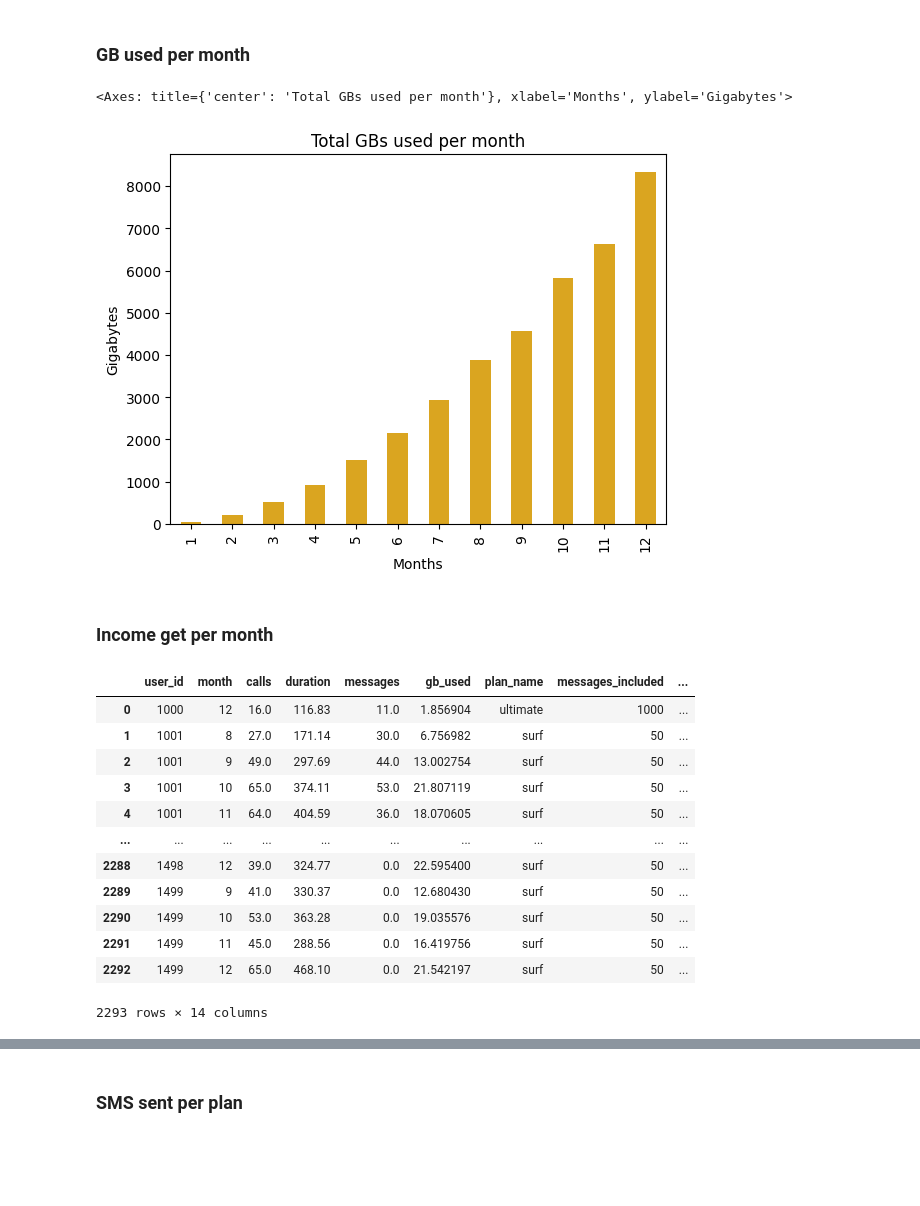
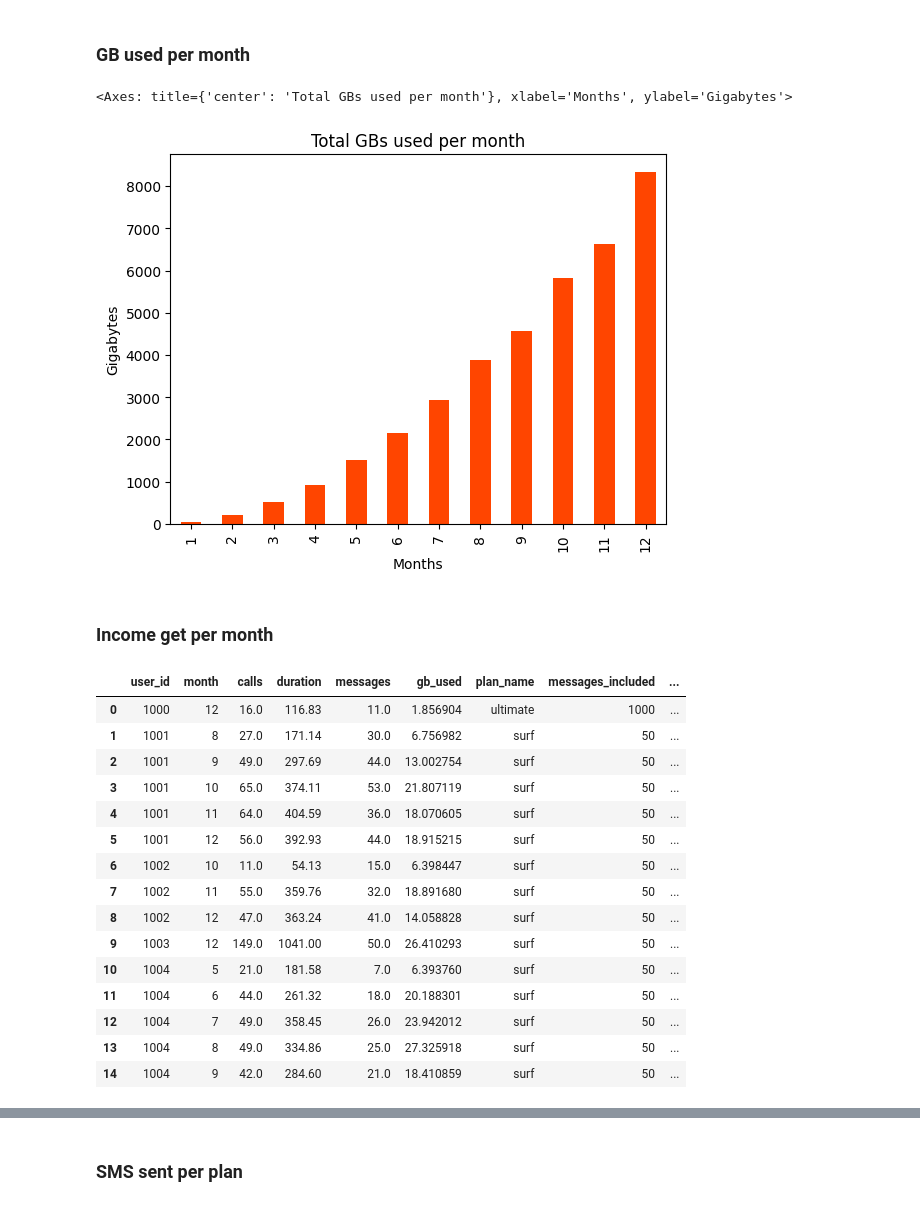
Before and after one commit to Calarioz/DA_Telecom, a Jupyter notebook: Jupyter.ipynb, the cells around one changed output, grey strips where cells are left out. Cells and saved outputs as stored; diff of their text form; code cells hidden in the pictures; blank space fills up the shorter version.

```diff
--- a/Jupyter.ipynb
+++ b/Jupyter.ipynb
@@ -456,20 +456,20 @@ messages_total.plot(x='month',
 # %%
 # Request 3
 df_monthly_gbs = df_internet.groupby(['user_id','month'])['gb_used'].sum().reset_index()
 internet_used = df_monthly_gbs.groupby('month')['gb_used'].sum().reset_index()
 
 internet_used.plot(x='month',
                     y='gb_used',
                     title='Total GBs used per month',
                     xlabel='Months',
                     ylabel='Gigabytes',
-                    color='goldenrod',
+                    color='orangered',
                     kind='bar',
                     legend=False,
                     )
 # %% [output]
 <Axes: title={'center': 'Total GBs used per month'}, xlabel='Months', ylabel='Gigabytes'>
-[figure, old version]
+[figure, new version]
 # %% [markdown]
 ### Income get per month
 # %%
@@ -488,10 +488,33 @@ df_summary = df_summary.merge(df_users[['user_id','plan']],how='left',on='user_i
 df_summary.rename(columns={'plan':'plan_name'},inplace=True)    #Renaming field to match df_plans field name
 df_summary = df_summary.merge(df_plans.loc[:, df_plans.columns != 'mb_per_month_included'],how='left',on='plan_name')
 
-#Filling missing data
+# Filling missing data
 df_summary.fillna(0,inplace=True)
 
-df_summary
+
+# SMS
+df_summary['dif_messages'] = df_summary['messages'] - df_summary['messages_included']
+df_summary['dif_messages'] = df_summary['dif_messages'].apply(lambda x: max(x,0))
+
+# Minutes
+df_summary['dif_minutes'] = round(df_summary['duration'],0) - df_summary['minutes_included']
+df_summary['dif_minutes'] = df_summary['dif_minutes'].apply(lambda x: max(x,0))
+
+# Internet
+df_summary['dif_gb'] = np.ceil(df_summary['gb_used'] - df_summary['gb_per_month_included'])
+df_summary['dif_gb'] = df_summary['dif_gb'].apply(lambda x: max(x,0))
+
+
+# Sub totals
+sub_message_income = df_summary['dif_messages'] * df_summary['usd_per_message']
+sub_gb_income = df_summary['dif_gb'] * df_summary['usd_per_gb']
+sub_minutes_income = df_summary['dif_minutes'] * df_summary['usd_per_minute']
+
+
+# Total income
+df_summary['monthly_income'] = df_summary['usd_monthly_pay'] + sub_message_income + sub_gb_income + sub_minutes_income
+
+df_summary.head(15)
 # %% [output]
 |  | user_id | month | calls | duration | messages | gb_used | plan_name | messages_included | ... |
 | 0 | 1000 | 12 | 16.0 | 116.83 | 11.0 | 1.856904 | ultimate | 1000 | ... |
@@ -499,13 +522,16 @@ df_summary
 | 2 | 1001 | 9 | 49.0 | 297.69 | 44.0 | 13.002754 | surf | 50 | ... |
 | 3 | 1001 | 10 | 65.0 | 374.11 | 53.0 | 21.807119 | surf | 50 | ... |
 | 4 | 1001 | 11 | 64.0 | 404.59 | 36.0 | 18.070605 | surf | 50 | ... |
-| ... | ... | ... | ... | ... | ... | ... | ... | ... | ... |
-| 2288 | 1498 | 12 | 39.0 | 324.77 | 0.0 | 22.595400 | surf | 50 | ... |
-| 2289 | 1499 | 9 | 41.0 | 330.37 | 0.0 | 12.680430 | surf | 50 | ... |
-| 2290 | 1499 | 10 | 53.0 | 363.28 | 0.0 | 19.035576 | surf | 50 | ... |
-| 2291 | 1499 | 11 | 45.0 | 288.56 | 0.0 | 16.419756 | surf | 50 | ... |
-| 2292 | 1499 | 12 | 65.0 | 468.10 | 0.0 | 21.542197 | surf | 50 | ... |
+| 5 | 1001 | 12 | 56.0 | 392.93 | 44.0 | 18.915215 | surf | 50 | ... |
+| 6 | 1002 | 10 | 11.0 | 54.13 | 15.0 | 6.398447 | surf | 50 | ... |
+| 7 | 1002 | 11 | 55.0 | 359.76 | 32.0 | 18.891680 | surf | 50 | ... |
+| 8 | 1002 | 12 | 47.0 | 363.24 | 41.0 | 14.058828 | surf | 50 | ... |
+| 9 | 1003 | 12 | 149.0 | 1041.00 | 50.0 | 26.410293 | surf | 50 | ... |
+| 10 | 1004 | 5 | 21.0 | 181.58 | 7.0 | 6.393760 | surf | 50 | ... |
+| 11 | 1004 | 6 | 44.0 | 261.32 | 18.0 | 20.188301 | surf | 50 | ... |
+| 12 | 1004 | 7 | 49.0 | 358.45 | 26.0 | 23.942012 | surf | 50 | ... |
+| 13 | 1004 | 8 | 49.0 | 334.86 | 25.0 | 27.325918 | surf | 50 | ... |
+| 14 | 1004 | 9 | 42.0 | 284.60 | 21.0 | 18.410859 | surf | 50 | ... |
-2293 rows × 14 columns
 # %% [markdown]
 ## QUESTIONS
 
```
Also changed, not shown: parts of 36 cells of this notebook.
